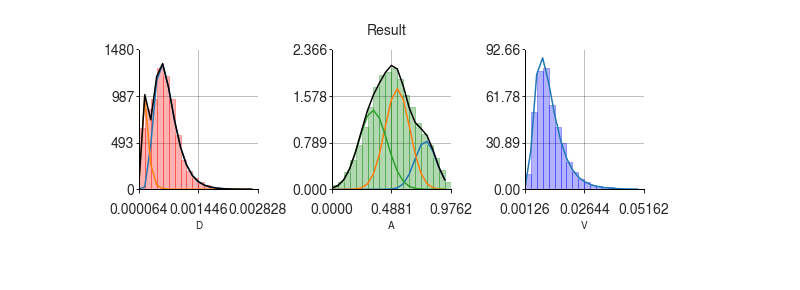
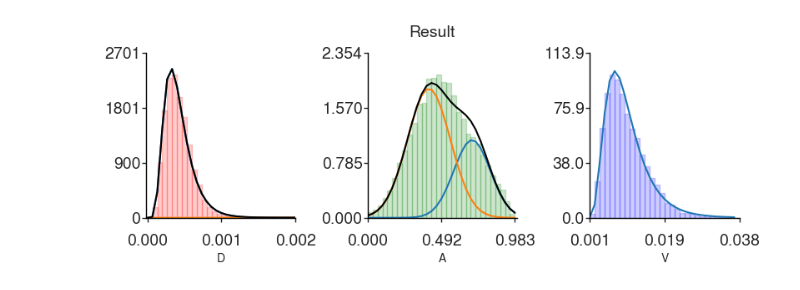
Before and after one commit to marwan-abdellah/hidpy, a Jupyter notebook: notebooks/03-hidpy-stage-2.ipynb, the cells around one changed output. Saved outputs shown, nothing was run; the diff lists cells and outputs as text; code cells hidden in the pictures.

```diff
--- a/notebooks/03-hidpy-stage-2.ipynb
+++ b/notebooks/03-hidpy-stage-2.ipynb
@@ -19,7 +19,7 @@ from deconvolution import importDeconvolutionGMM
 BayesMat={} # Dictionary with all the Bayes struct per cell
 numDist = 3 # Choose maximum number of distributions
 
-pathBayesCells='%s/../output-paper/u2os-h2bgfp-serum-3/100_ex_ex' % os.getcwd()
+pathBayesCells = '%s/../output-protocol/dna/pickle/' % os.getcwd()
 parameters2decon=['D','A','V']
 
 nbins=20
@@ -40,7 +40,7 @@ for i in range(len(files)):
 listdir = files
 print(files)
 
-BayesMat=importDeconvolutionGMM.apply_gmm_on_multiple_files(listdir,parameters2decon,numDist) # Apply GMM
+BayesMat=importDeconvolutionGMM.applyGMM_Multiple(listdir,parameters2decon,numDist) # Apply GMM
 pathBayesCells_GMM_Multiple=pathBayesCells+'/GMM_Multiple/'
 
 try:
@@ -57,7 +234,7 @@ WARNING: The output path [/Volumes/Computer/projects/hidpy/notebooks/../output-p
 # %%
 # Generating plots for inspection
-import matplotlib
-matplotlib.use('agg') # To resolve the tkinter issue
+from turtle import width
+
 
 showplots=True
 
@@ -69,5 +246,7 @@ except:
     print('WARNING: The output path [%s] exists' %pathBayesCells_Plots)
     [f.unlink() for f in Path(pathBayesCells_Plots).glob("*") if f.is_file()]
 
-importDeconvolutionGMM.generateplots_TestGMM(pathBayesCells_Plots, BayesMat, parameters2decon, nbins, showplots)
+generateplots_TestGMM_outliers(pathBayesCells_Plots, BayesMat, parameters2decon, 30, showplots)
+
+#importDeconvolutionGMM.generateplots_TestGMM(pathBayesCells_Plots, BayesMat, parameters2decon, nbins, showplots)
 # %% [output]
@@ -75,4 +254,4 @@ WARNING: The output path [/Volumes/Computer/projects/hidpy/notebooks/../output-p
-[figure, old version]
+[figure, new version]
 # %%
 # Run GMM based on table and plots for each parameter [D A V]
 
```
Also changed, not shown: parts of 5 cells of this notebook, 2 other files.
